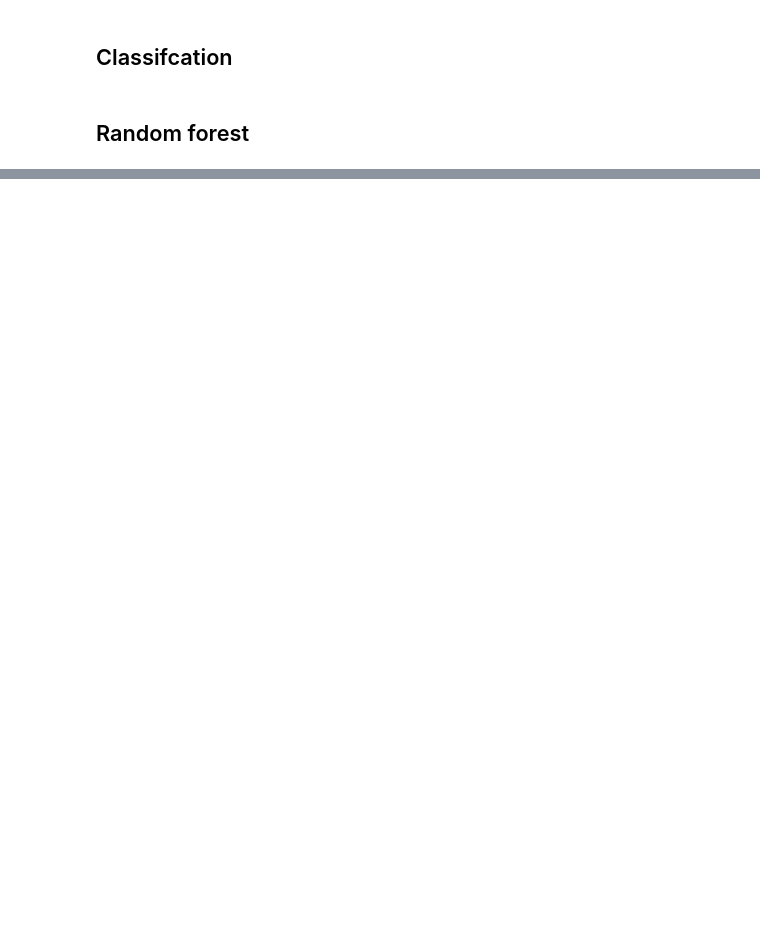
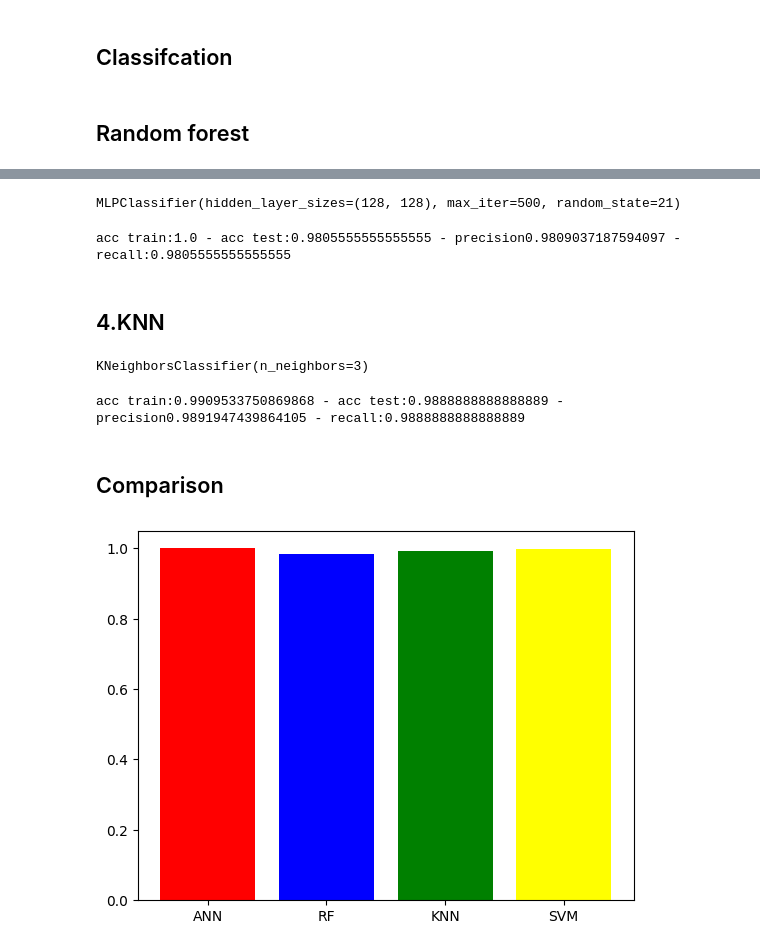
Before and after one commit to KingGester/project1LLM, a Jupyter notebook: project1.ipynb, the cells around one changed output, grey strips where cells are left out. Saved outputs shown, nothing was run; the diff lists cells and outputs as text; code cells hidden in the pictures; blank space fills up the shorter version.

```diff
--- a/project1.ipynb
+++ b/project1.ipynb
@@ -106,0 +123,39 @@ acc_train_rf,acc_test_rf,p_rf,r_rf = calculate_metrics(y_train,y_test,y_pred_tra
+# %%
+from sklearn.neural_network import MLPClassifier
+ann=MLPClassifier(hidden_layer_sizes=(128,128),max_iter=500,alpha=0.0001,solver='adam',random_state=21,tol=1e-4)
+ann.fit(x_train,y_train)
+# %% [output]
+MLPClassifier(hidden_layer_sizes=(128, 128), max_iter=500, random_state=21)
+# %%
+y_pred_train=ann.predict(x_train)
+y_pred_test=ann.predict(x_test)
+acc_train_ann,acc_test_ann,p_ann,r_ann = calculate_metrics(y_train,y_test,y_pred_train,y_pred_test)
+# %% [output]
+acc train:1.0 - acc test:0.9805555555555555 - precision0.9809037187594097 - recall:0.9805555555555555
+# %% [markdown]
+## 4.KNN
+# %%
+from sklearn.neighbors import KNeighborsClassifier
+knn=KNeighborsClassifier(n_neighbors=3)
+knn.fit(x_train,y_train)
+# %% [output]
+KNeighborsClassifier(n_neighbors=3)
+# %%
+y_pred_train=knn.predict(x_train)
+y_pred_test=knn.predict(x_test)
+acc_train_knn,acc_test_knn,p_knn,r_knn = calculate_metrics(y_train,y_test,y_pred_train,y_pred_test)
+# %% [output]
+acc train:0.9909533750869868 - acc test:0.9888888888888889 - precision0.9891947439864105 - recall:0.9888888888888889
+# %% [markdown]
+## Comparison
+# %%
+import matplotlib.pyplot as plt
+acc_train=[acc_train_ann,acc_test_rf,acc_train_knn,acc_train_svm]
+acc_test=[acc_test_ann,acc_test_rf,acc_test_knn,acc_test_svm]
+title=['ANN','RF','KNN','SVM']
+colors=['red','blue','green','yellow']
+plt.bar(title,acc_train,color=colors)
+plt.grid(True)
+plt.show()
+# %% [output]
+[figure, added]
```
Also changed, not shown: parts of 8 cells of this notebook.
